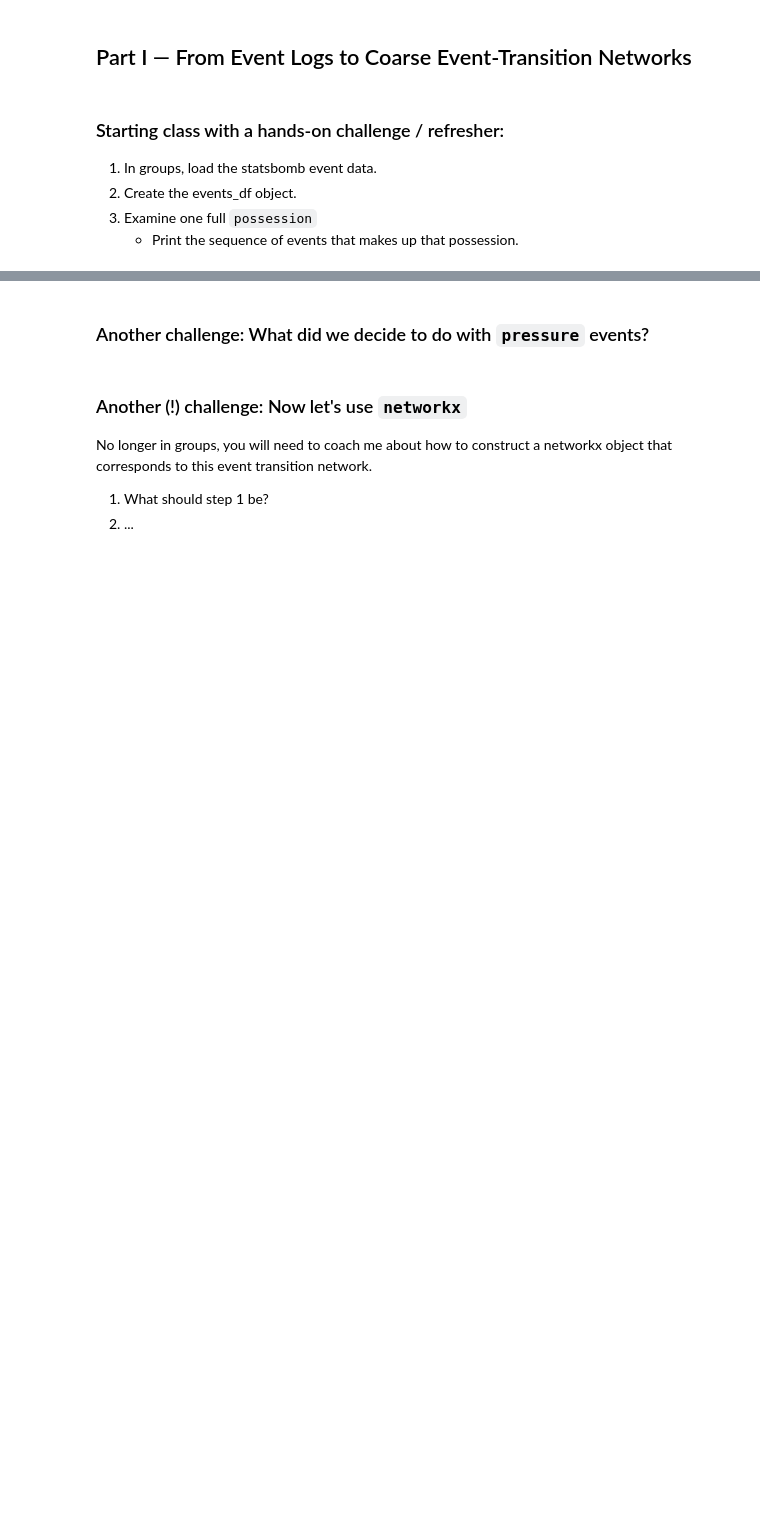
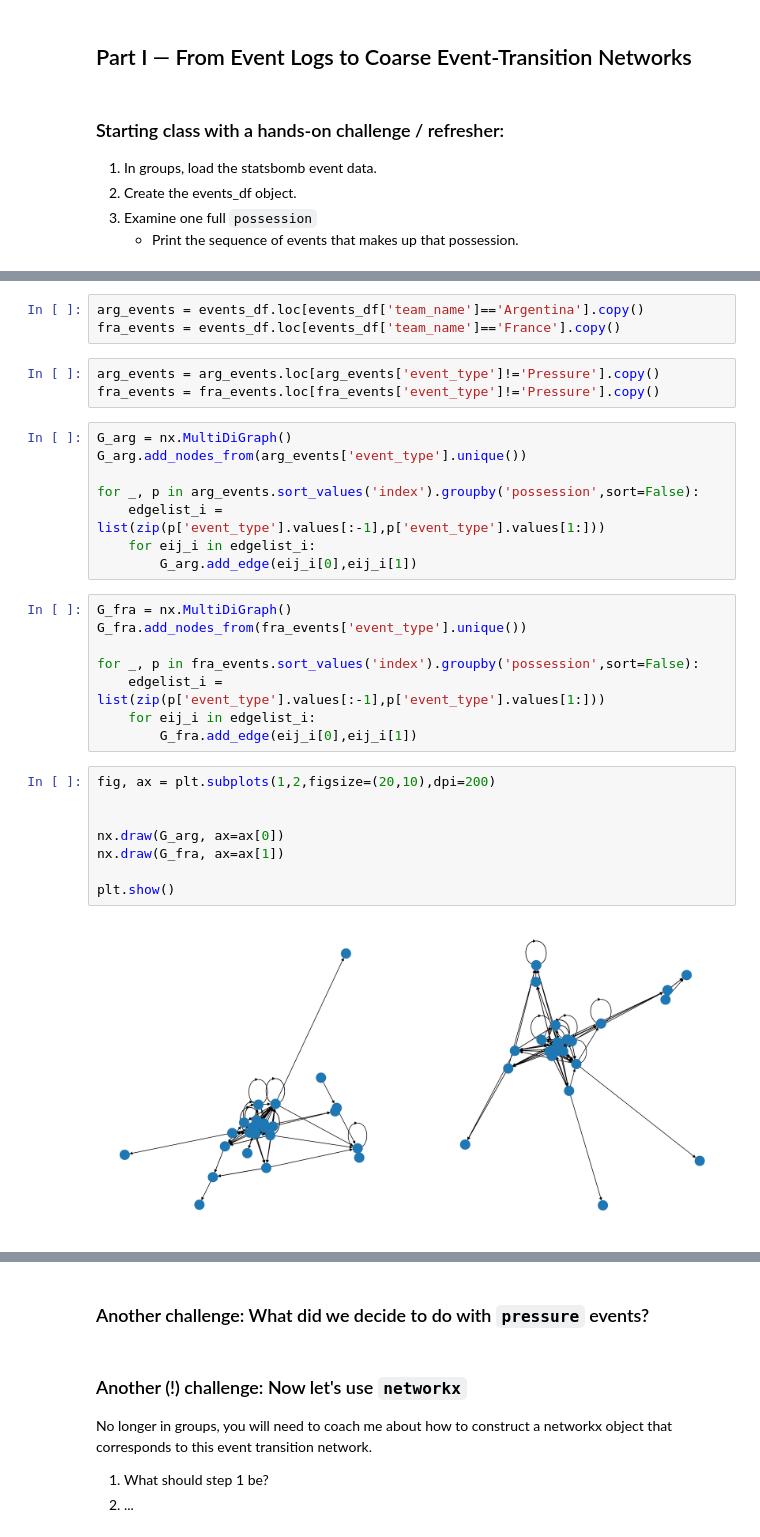
Before and after one commit to jkbren/cnet5442_sp26, a Jupyter notebook: notebooks/class_16/class_16_event_transition_networks_soccer.ipynb, the cells around one changed output, grey strips where cells are left out. Cells and saved outputs as stored; diff of their text form; blank space fills up the shorter version.

```diff
--- a/notebooks/class_16/class_16_event_transition_networks_soccer.ipynb
+++ b/notebooks/class_16/class_16_event_transition_networks_soccer.ipynb
@@ -939,0 +985,32 @@ That choice changes the object we are modeling.
+# %%
+arg_events = events_df.loc[events_df['team_name']=='Argentina'].copy()
+fra_events = events_df.loc[events_df['team_name']=='France'].copy()
+# %%
+arg_events = arg_events.loc[arg_events['event_type']!='Pressure'].copy()
+fra_events = fra_events.loc[fra_events['event_type']!='Pressure'].copy()
+# %%
+G_arg = nx.MultiDiGraph()
+G_arg.add_nodes_from(arg_events['event_type'].unique())
+
+for _, p in arg_events.sort_values('index').groupby('possession',sort=False):
+    edgelist_i = list(zip(p['event_type'].values[:-1],p['event_type'].values[1:]))
+    for eij_i in edgelist_i:
+        G_arg.add_edge(eij_i[0],eij_i[1])
+# %%
+G_fra = nx.MultiDiGraph()
+G_fra.add_nodes_from(fra_events['event_type'].unique())
+
+for _, p in fra_events.sort_values('index').groupby('possession',sort=False):
+    edgelist_i = list(zip(p['event_type'].values[:-1],p['event_type'].values[1:]))
+    for eij_i in edgelist_i:
+        G_fra.add_edge(eij_i[0],eij_i[1])
+# %%
+fig, ax = plt.subplots(1,2,figsize=(20,10),dpi=200)
+
+
+nx.draw(G_arg, ax=ax[0])
+nx.draw(G_fra, ax=ax[1])
+
+plt.show()
+# %% [output]
+[figure, added]
```
Also changed, not shown: parts of 13 cells of this notebook.
